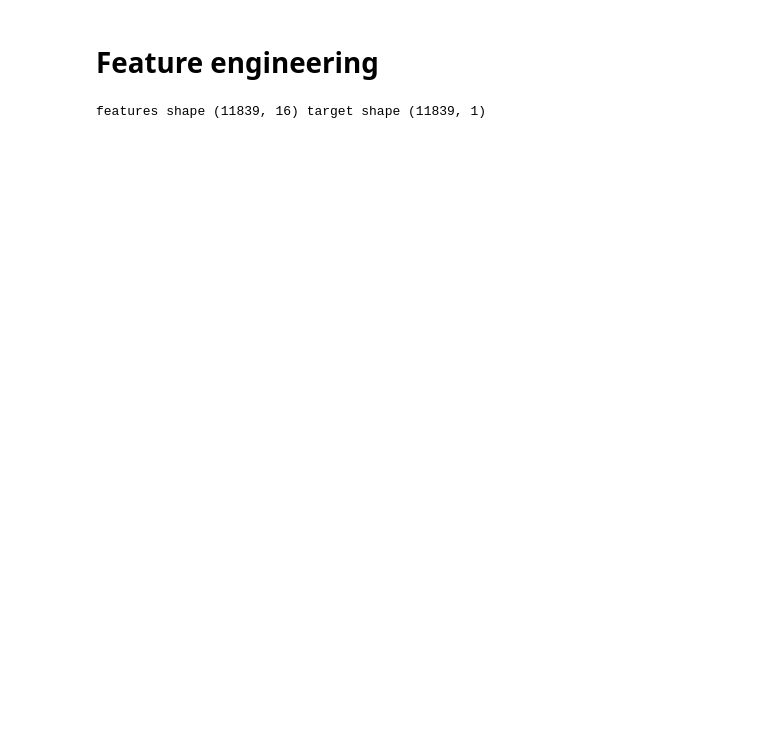
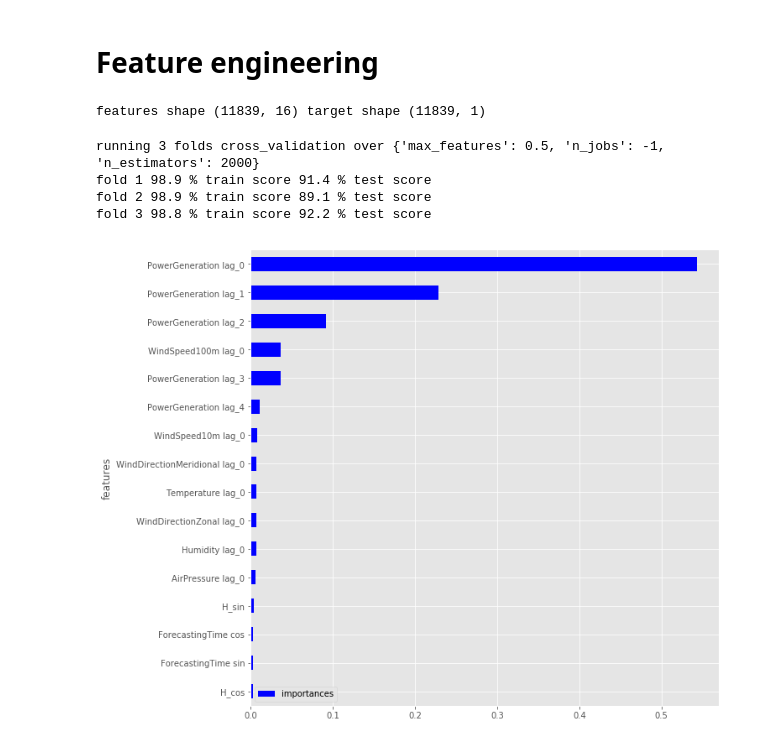
Before and after one commit to Nawter/electricity_price_forecasting, a Jupyter notebook: notebooks/wind_rf.ipynb, the cells around one changed output. Saved outputs shown, nothing was run; the diff lists cells and outputs as text; code cells hidden in the pictures; blank space fills up the shorter version.

```diff
--- a/notebooks/wind_rf.ipynb
+++ b/notebooks/wind_rf.ipynb
@@ -142,10 +143,15 @@ def plot_feature_importances(rf, cols):
 # %%
 out = cross_validation(
     RandomForestRegressor,
-    {'n_estimators': 2000, 'max_features': 0.5},
+    {'n_estimators': 2000, 'max_features': 0.5, 'n_jobs': -1},
     make_feature_pipeline,
     make_target_pipeline,
     {'LAGS':LAGS, 'HORIZIONS': HORIZIONS},
     raw,
     n_folds=3,
     verbose=True)
+# %% [output]
+running 3 folds cross_validation over {'max_features': 0.5, 'n_jobs': -1, 'n_estimators': 2000}
+fold 1 98.9 % train score 91.4 % test score
+fold 2 98.9 % train score 89.1 % test score
+fold 3 98.8 % train score 92.2 % test score
@@ -156,2 +158,5 @@ out
 # %%
-model = out['models'][-3]
+model = out['models'][-1]
+_ = plot_feature_importances(model, feature_cols)
+# %% [output]
+[figure, added]
```
Also changed, not shown: parts of 9 cells of this notebook, 2 other files.
